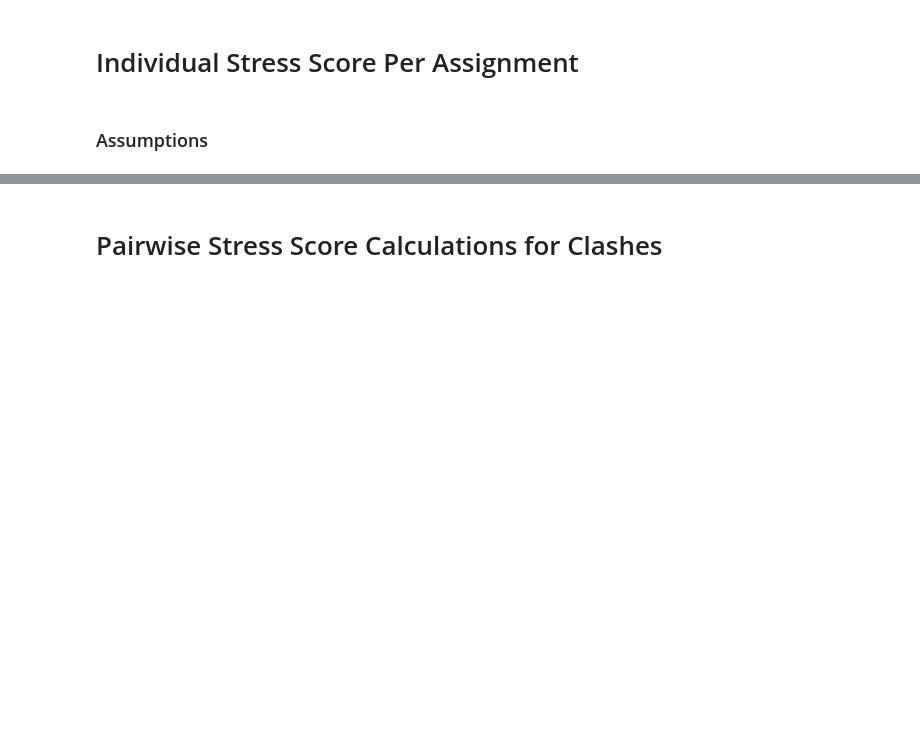
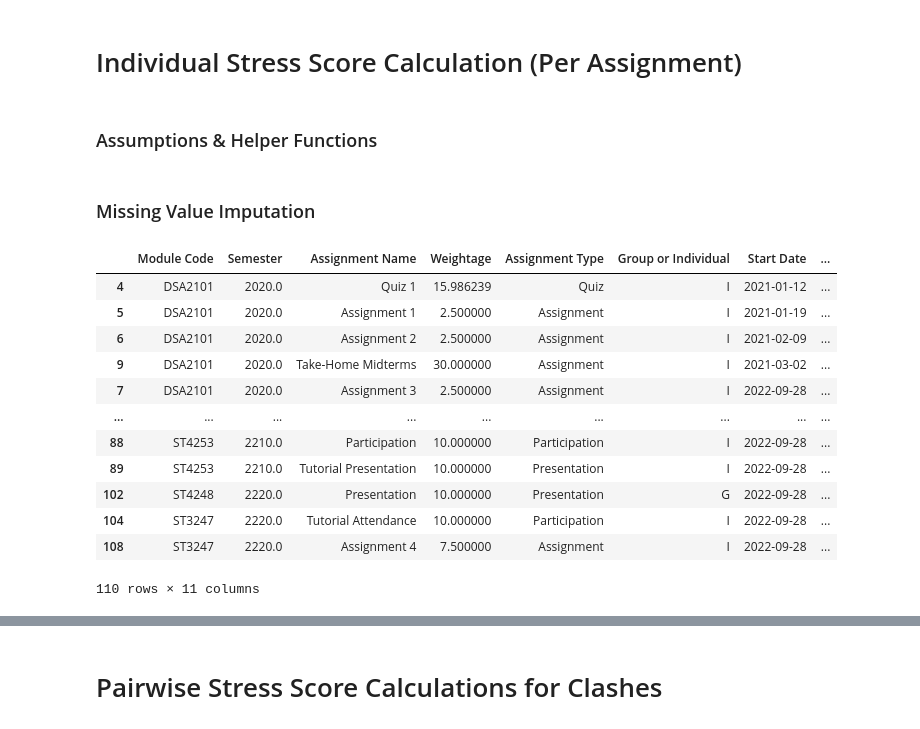
Before and after one commit to xuan-jun/PlanNUS, a Jupyter notebook: Model/Stress Algorithm_duplicates-Working-Copy.ipynb, the cells around one changed output, grey strips where cells are left out. Cells and saved outputs as stored; diff of their text form; code cells hidden in the pictures; blank space fills up the shorter version.

```diff
--- a/Model/Stress Algorithm_duplicates-Working-Copy.ipynb
+++ b/Model/Stress Algorithm_duplicates-Working-Copy.ipynb
@@ -51,9 +58,9 @@ weights = {
     }
 }
 # %% [markdown]
-# Individual Stress Score Per Assignment
+# Individual Stress Score Calculation (Per Assignment)
 # %% [markdown]
-### Assumptions
+### Assumptions & Helper Functions
 # %%
 # max_weightage = by_date["Weightage"].max()
 # max weightage is 70 based on the data
@@ -78,3 +86,34 @@ def get_gap(due_date, start_date):
             return "Two Weeks"
         else:
             return "More Than Two Weeks"
+# %% [markdown]
+### Missing Value Imputation
+# %%
+# Impute missing values with strategy='most_frequent' for non-numeric columns and strategy='mean' for numeric columns
+def impute(df):
+
+    non_numeric_cols = df.select_dtypes(exclude='number').columns
+
+    imputer = SimpleImputer(strategy='most_frequent')
+    df.loc[:, non_numeric_cols] = imputer.fit_transform(df.loc[:, non_numeric_cols])
+
+    imputer = SimpleImputer(strategy='mean')
+    df.loc[:, ~df.columns.isin(non_numeric_cols)] = imputer.fit_transform(df.loc[:, ~df.columns.isin(non_numeric_cols)])
+    return df
+
+imputed_df = impute(assignments)
+imputed_df
+# %% [output]
+|  | Module Code | Semester | Assignment Name | Weightage | Assignment Type | Group or Individual | Start Date | ... |
+| 4 | DSA2101 | 2020.0 | Quiz 1 | 15.986239 | Quiz | I | 2021-01-12 | ... |
+| 5 | DSA2101 | 2020.0 | Assignment 1 | 2.500000 | Assignment | I | 2021-01-19 | ... |
+| 6 | DSA2101 | 2020.0 | Assignment 2 | 2.500000 | Assignment | I | 2021-02-09 | ... |
+| 9 | DSA2101 | 2020.0 | Take-Home Midterms | 30.000000 | Assignment | I | 2021-03-02 | ... |
+| 7 | DSA2101 | 2020.0 | Assignment 3 | 2.500000 | Assignment | I | 2022-09-28 | ... |
+| ... | ... | ... | ... | ... | ... | ... | ... | ... |
+| 88 | ST4253 | 2210.0 | Participation | 10.000000 | Participation | I | 2022-09-28 | ... |
+| 89 | ST4253 | 2210.0 | Tutorial Presentation | 10.000000 | Presentation | I | 2022-09-28 | ... |
+| 102 | ST4248 | 2220.0 | Presentation | 10.000000 | Presentation | G | 2022-09-28 | ... |
+| 104 | ST3247 | 2220.0 | Tutorial Attendance | 10.000000 | Participation | I | 2022-09-28 | ... |
+| 108 | ST3247 | 2220.0 | Assignment 4 | 7.500000 | Assignment | I | 2022-09-28 | ... |
+110 rows × 11 columns
```
Also changed, not shown: parts of 27 cells of this notebook.
